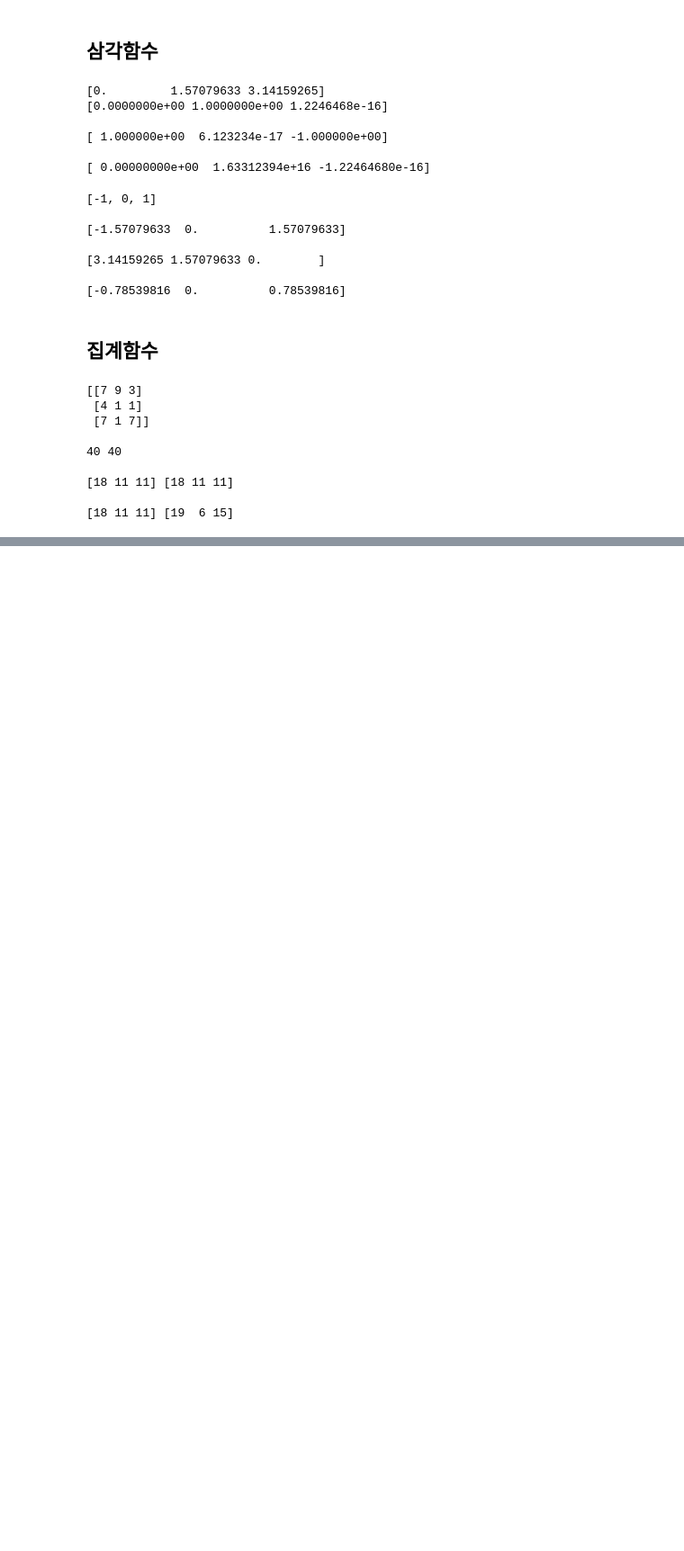
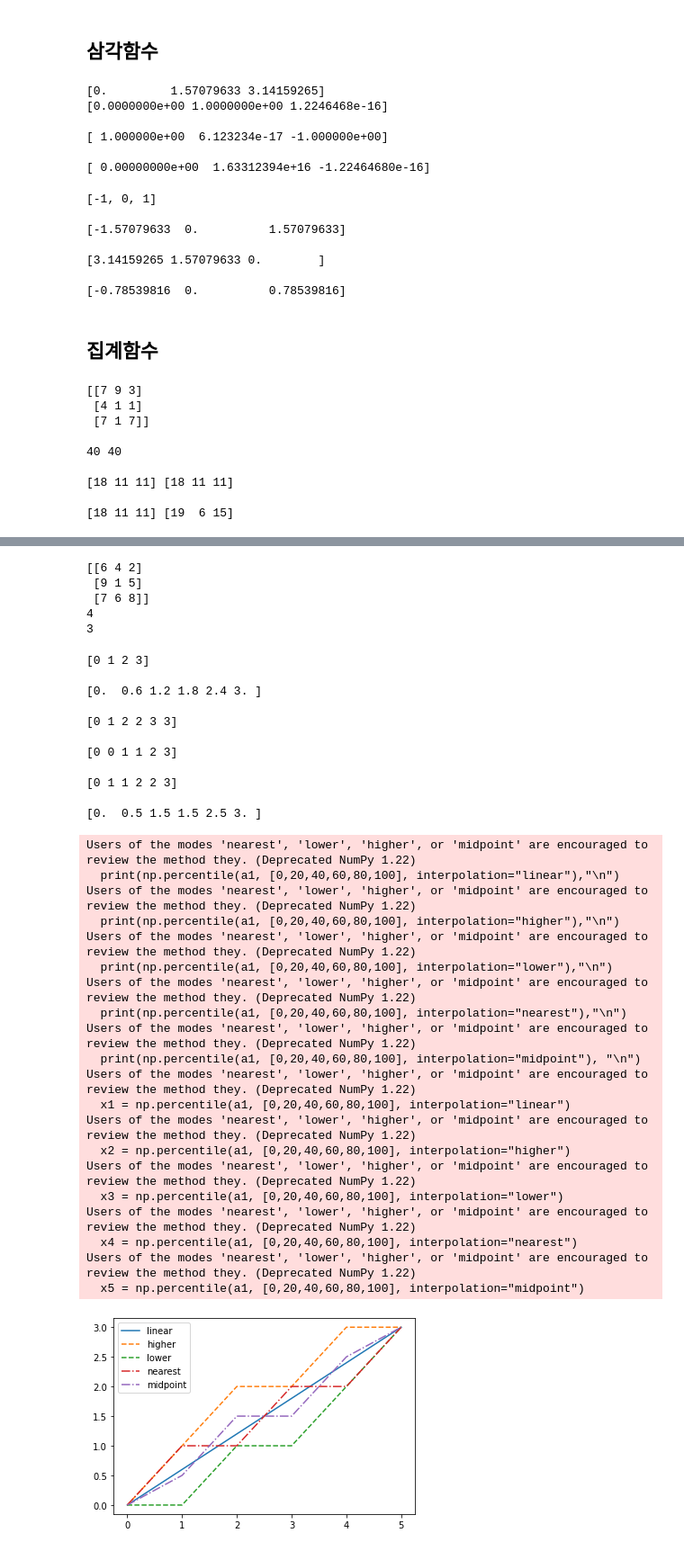
Before and after one commit to crickmj/Python_begins, a Jupyter notebook: for Practice/DataScienceBook_DS/Numpy_Ufunc.ipynb, the cells around one changed output, grey strips where cells are left out. Shown: that part at 90% size. Cells and saved outputs as stored; diff of their text form; code cells hidden in the pictures; blank space fills up the shorter version.

```diff
--- a/for Practice/DataScienceBook_DS/Numpy_Ufunc.ipynb
+++ b/for Practice/DataScienceBook_DS/Numpy_Ufunc.ipynb
@@ -249,0 +423,71 @@ print(a2.sum(axis=0), np.sum(a2, axis=1), "\n") # 옆으로 다 더함
+# %%
+# 최소/최대 인덱스
+
+print(a2)
+print(np.argmin(a2))
+print(np.argmax(a2)) # 인덱스로 출력함 컬럼 있어도 그냥 순서대로 읽으면 됨
+# %% [output]
+[[6 4 2]
+ [9 1 5]
+ [7 6 8]]
+4
+3
+# %%
+# percentile() : 백분위 수
+
+a1 = np.array([0,1,2,3])
+print(a1,"\n")
+print(np.percentile(a1, [0,20,40,60,80,100], interpolation="linear"),"\n")
+print(np.percentile(a1, [0,20,40,60,80,100], interpolation="higher"),"\n")
+print(np.percentile(a1, [0,20,40,60,80,100], interpolation="lower"),"\n")
+print(np.percentile(a1, [0,20,40,60,80,100], interpolation="nearest"),"\n")
+print(np.percentile(a1, [0,20,40,60,80,100], interpolation="midpoint"), "\n")
+
+import matplotlib.pyplot as plt
+
+x1 = np.percentile(a1, [0,20,40,60,80,100], interpolation="linear")
+x2 = np.percentile(a1, [0,20,40,60,80,100], interpolation="higher")
+x3 = np.percentile(a1, [0,20,40,60,80,100], interpolation="lower")
+x4 = np.percentile(a1, [0,20,40,60,80,100], interpolation="nearest")
+x5 = np.percentile(a1, [0,20,40,60,80,100], interpolation="midpoint")
+
+plt.plot(x1, label = "linear")
+plt.plot(x2, label = "higher", ls='--')
+plt.plot(x3, label = "lower", ls='--')
+plt.plot(x4, label = "nearest", ls='-.')
+plt.plot(x5, label = "midpoint", ls='-.')
+plt.legend()
+plt.show()
+# %% [output]
+[0 1 2 3]
+
+[0.  0.6 1.2 1.8 2.4 3. ]
+
+[0 1 2 2 3 3]
+
+[0 0 1 1 2 3]
+
+[0 1 1 2 2 3]
+
+[0.  0.5 1.5 1.5 2.5 3. ]
+Users of the modes 'nearest', 'lower', 'higher', or 'midpoint' are encouraged to review the method they. (Deprecated NumPy 1.22)
+  print(np.percentile(a1, [0,20,40,60,80,100], interpolation="linear"),"\n")
+Users of the modes 'nearest', 'lower', 'higher', or 'midpoint' are encouraged to review the method they. (Deprecated NumPy 1.22)
+  print(np.percentile(a1, [0,20,40,60,80,100], interpolation="higher"),"\n")
+Users of the modes 'nearest', 'lower', 'higher', or 'midpoint' are encouraged to review the method they. (Deprecated NumPy 1.22)
+  print(np.percentile(a1, [0,20,40,60,80,100], interpolation="lower"),"\n")
+Users of the modes 'nearest', 'lower', 'higher', or 'midpoint' are encouraged to review the method they. (Deprecated NumPy 1.22)
+  print(np.percentile(a1, [0,20,40,60,80,100], interpolation="nearest"),"\n")
+Users of the modes 'nearest', 'lower', 'higher', or 'midpoint' are encouraged to review the method they. (Deprecated NumPy 1.22)
+  print(np.percentile(a1, [0,20,40,60,80,100], interpolation="midpoint"), "\n")
+Users of the modes 'nearest', 'lower', 'higher', or 'midpoint' are encouraged to review the method they. (Deprecated NumPy 1.22)
+  x1 = np.percentile(a1, [0,20,40,60,80,100], interpolation="linear")
+Users of the modes 'nearest', 'lower', 'higher', or 'midpoint' are encouraged to review the method they. (Deprecated NumPy 1.22)
+  x2 = np.percentile(a1, [0,20,40,60,80,100], interpolation="higher")
+Users of the modes 'nearest', 'lower', 'higher', or 'midpoint' are encouraged to review the method they. (Deprecated NumPy 1.22)
+  x3 = np.percentile(a1, [0,20,40,60,80,100], interpolation="lower")
+Users of the modes 'nearest', 'lower', 'higher', or 'midpoint' are encouraged to review the method they. (Deprecated NumPy 1.22)
+  x4 = np.percentile(a1, [0,20,40,60,80,100], interpolation="nearest")
+Users of the modes 'nearest', 'lower', 'higher', or 'midpoint' are encouraged to review the method they. (Deprecated NumPy 1.22)
+  x5 = np.percentile(a1, [0,20,40,60,80,100], interpolation="midpoint")
+[figure, added]
```
Also changed, not shown: parts of 10 cells of this notebook.
